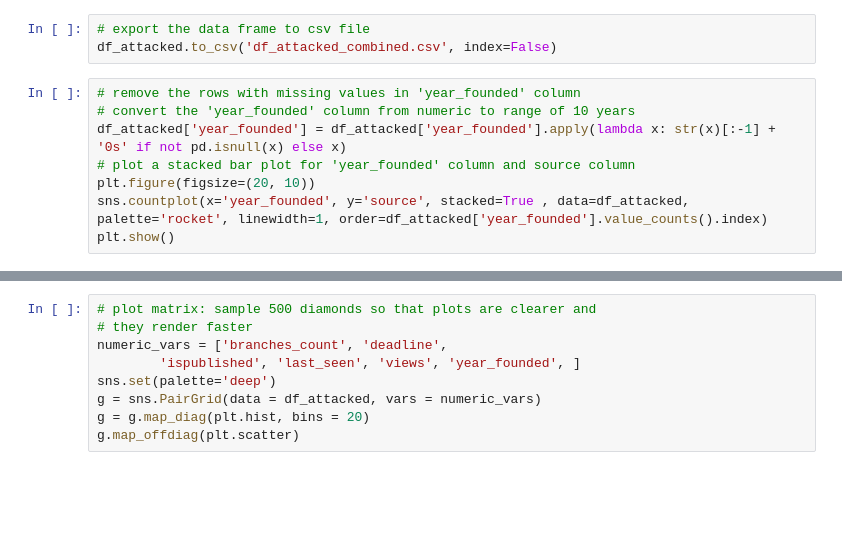
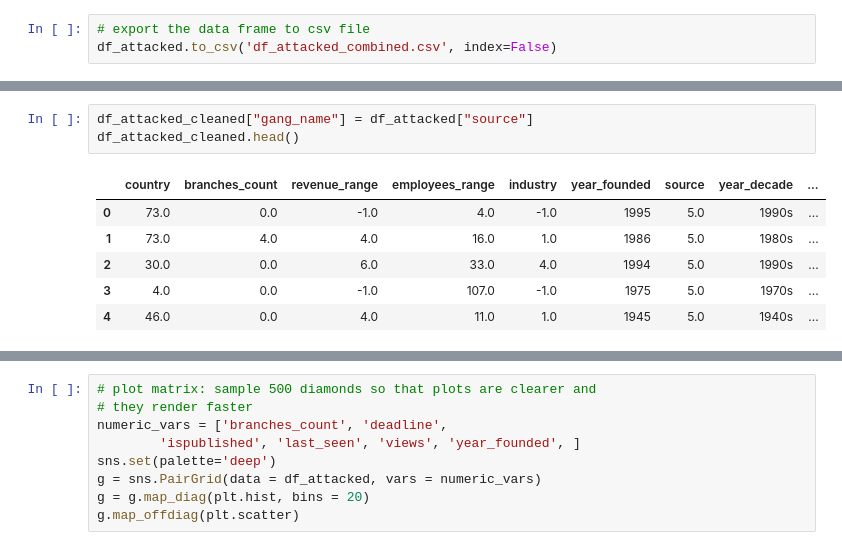
Before and after one commit to DoniaEsawi/Ransomware-Revealed, a Jupyter notebook: data_science.ipynb, the cells around one changed output, grey strips where cells are left out. Drawn from its saved outputs; the diff is of its cells as text; blank space fills up the shorter version.

```diff
--- a/data_science.ipynb
+++ b/data_science.ipynb
@@ -1133,11 +1200,3 @@ df_attacked.shape
 # %%
 # export the data frame to csv file
 df_attacked.to_csv('df_attacked_combined.csv', index=False)
-# %%
-# remove the rows with missing values in 'year_founded' column
-# convert the 'year_founded' column from numeric to range of 10 years
-df_attacked['year_founded'] = df_attacked['year_founded'].apply(lambda x: str(x)[:-1] + '0s' if not pd.isnull(x) else x)
-# plot a stacked bar plot for 'year_founded' column and source column
-plt.figure(figsize=(20, 10))
-sns.countplot(x='year_founded', y='source', stacked=True , data=df_attacked, palette='rocket', linewidth=1, order=df_attacked['year_founded'].value_counts().index)
-plt.show()
@@ -1146,0 +1238,10 @@ ValueError: Cannot pass values for both `x` and `y`
+# %%
+df_attacked_cleaned["gang_name"] = df_attacked["source"]
+df_attacked_cleaned.head()
+# %% [output]
+|  | country | branches_count | revenue_range | employees_range | industry | year_founded | source | year_decade | ... |
+| 0 | 73.0 | 0.0 | -1.0 | 4.0 | -1.0 | 1995 | 5.0 | 1990s | ... |
+| 1 | 73.0 | 4.0 | 4.0 | 16.0 | 1.0 | 1986 | 5.0 | 1980s | ... |
+| 2 | 30.0 | 0.0 | 6.0 | 33.0 | 4.0 | 1994 | 5.0 | 1990s | ... |
+| 3 | 4.0 | 0.0 | -1.0 | 107.0 | -1.0 | 1975 | 5.0 | 1970s | ... |
+| 4 | 46.0 | 0.0 | 4.0 | 11.0 | 1.0 | 1945 | 5.0 | 1940s | ... |
```
Also changed, not shown: parts of 36 cells of this notebook, 7 other files.
